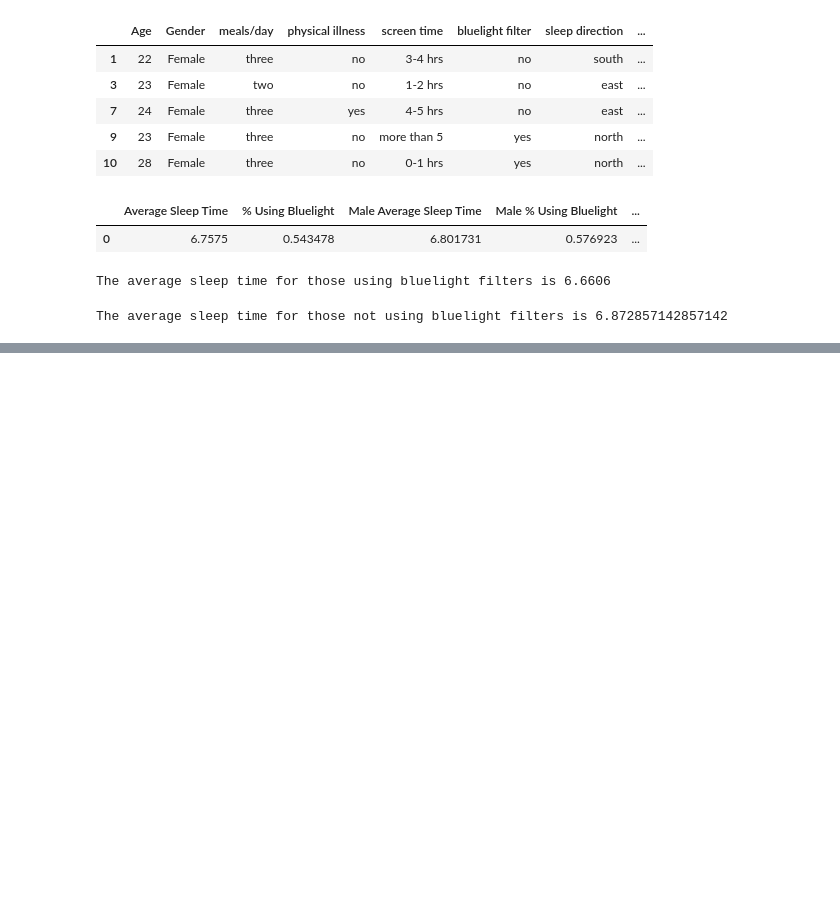
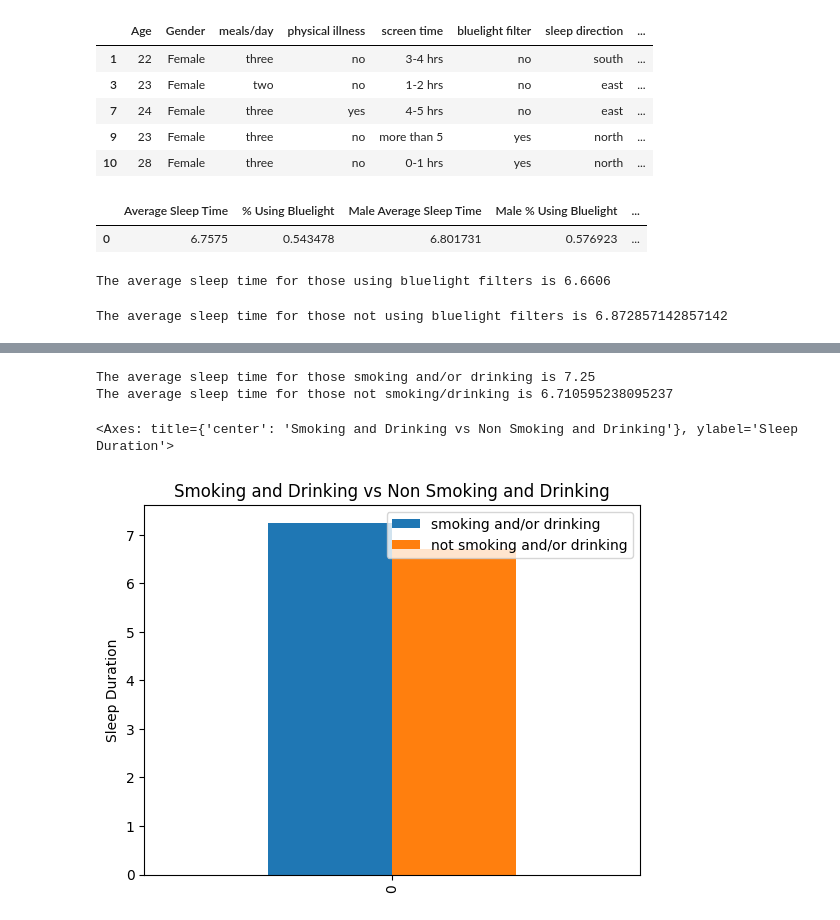
Before and after one commit to bthomasw/project1, a Jupyter notebook: Initial analysis of bluelight data.ipynb, the cells around one changed output, grey strips where cells are left out. Cells and saved outputs as stored; diff of their text form; code cells hidden in the pictures; blank space fills up the shorter version.

```diff
--- a/Initial analysis of bluelight data.ipynb
+++ b/Initial analysis of bluelight data.ipynb
@@ -92,0 +112,20 @@ The average sleep time for those not using bluelight filters is 6.87285714285714
+# %%
+#get dataframe of those using bluelight
+smoke_drink_df = df[df['smoke/drink'] == 'yes']
+#get dataframe of those not using bluelight
+not_smoke_drink_df = df[df['smoke/drink'] == 'no']
+#calcutate average sleep time of those using the bluelight filter
+average_sleep_time_smoke_drink = smoke_drink_df['sleep time'].mean()
+print("The average sleep time for those smoking and/or drinking is " + str(average_sleep_time_smoke_drink))
+#calcutate average sleep time of those not using the bluelight filter
+average_sleep_time_not_smoke_drink = not_smoke_drink_df['sleep time'].mean()
+print("The average sleep time for those not smoking/drinking is " + str(average_sleep_time_not_smoke_drink))
+data = {'smoking and/or drinking': [average_sleep_time_smoke_drink],
+        'not smoking and/or drinking': [average_sleep_time_not_smoke_drink]}
+smoking_df = pd.DataFrame(data)
+smoking_df.plot(kind = 'bar', ylabel = 'Sleep Duration', title = 'Smoking and Drinking vs Non Smoking and Drinking')
+# %% [output]
+The average sleep time for those smoking and/or drinking is 7.25
+The average sleep time for those not smoking/drinking is 6.710595238095237
+<Axes: title={'center': 'Smoking and Drinking vs Non Smoking and Drinking'}, ylabel='Sleep Duration'>
+[figure, added]
```
Also changed, not shown: parts of 22 cells of this notebook, 13 other files.
